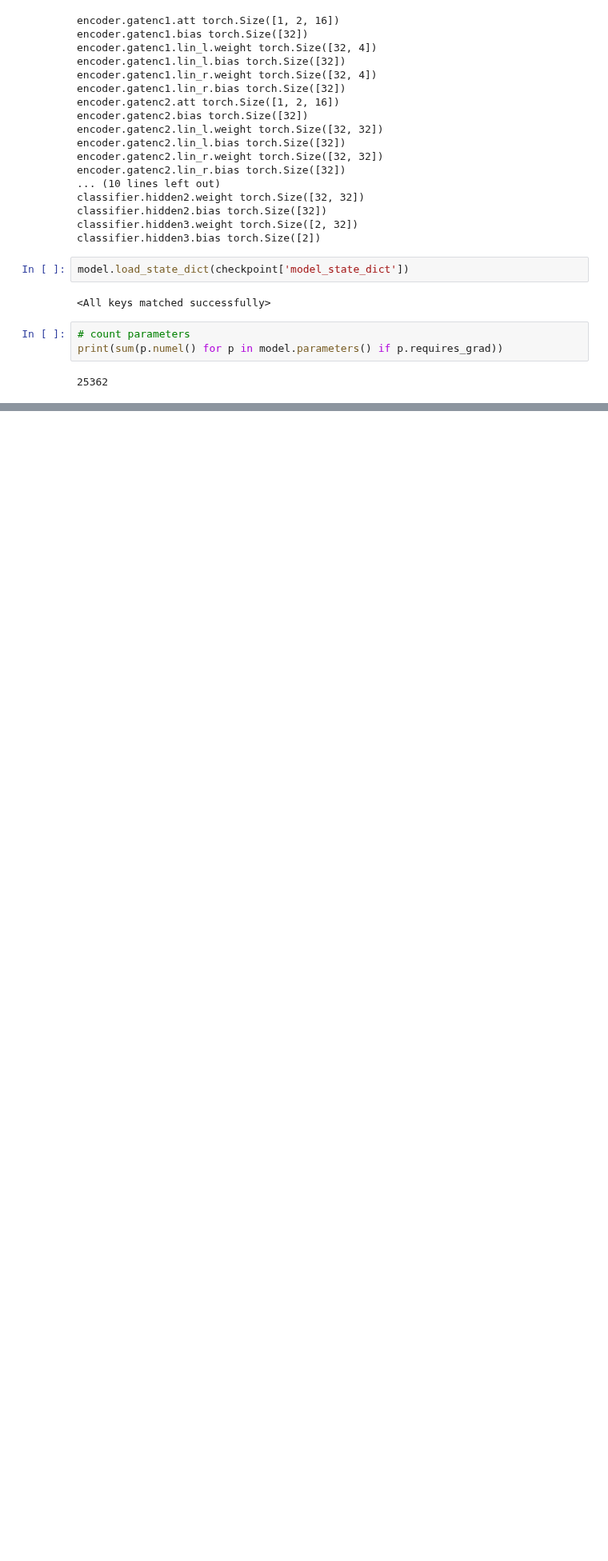
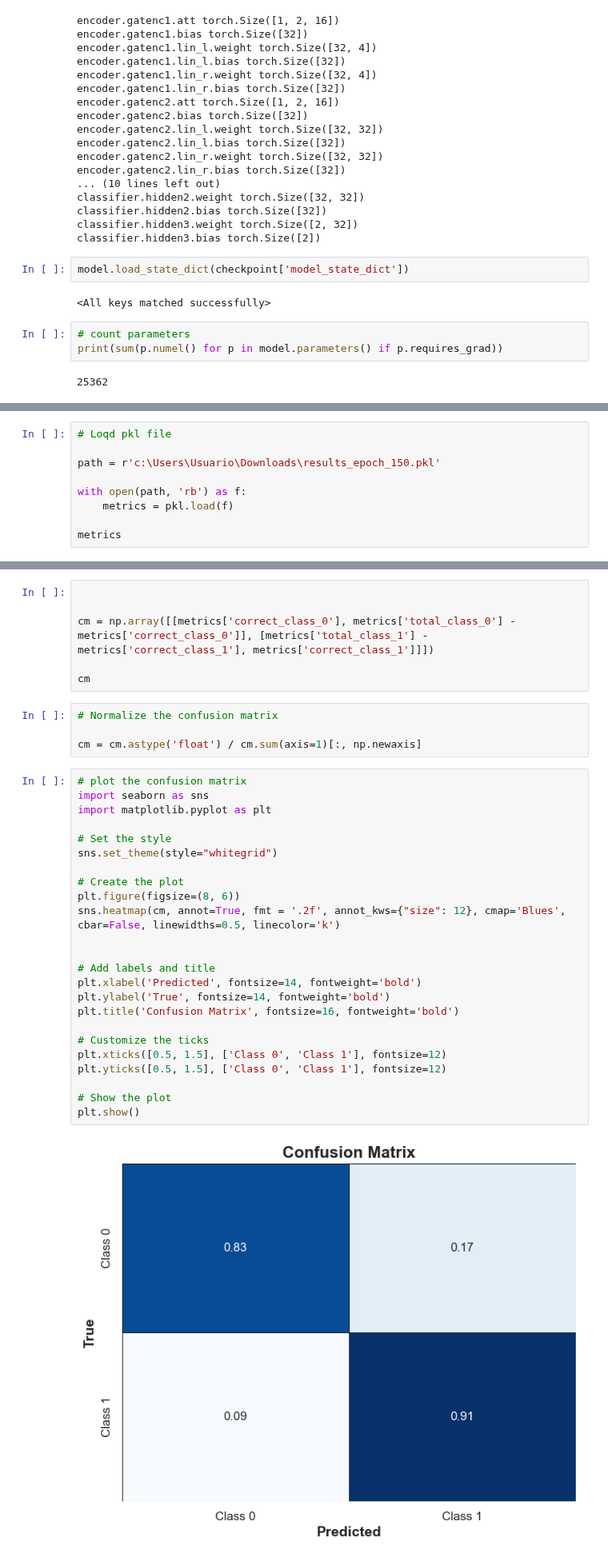
Before and after one commit to JulianAlvarezdeGiorgi/Behavioral_Tagging_of_Mice_in_multiple_Mice_setup_using_Deep_Learning, a Jupyter notebook: src/Visualization.ipynb, the cells around one changed output, grey strips where cells are left out. Shown at 80% size. Cells and saved outputs as stored; diff of their text form; blank space fills up the shorter version.

```diff
--- a/src/Visualization.ipynb
+++ b/src/Visualization.ipynb
@@ -406,0 +717,9 @@ print(sum(p.numel() for p in model.parameters() if p.requires_grad))
+# %%
+# Loqd pkl file
+
+path = r'c:\Users\Usuario\Downloads\results_epoch_150.pkl'
+
+with open(path, 'rb') as f:
+    metrics = pkl.load(f)
+
+metrics
@@ -406,0 +736,36 @@ print(sum(p.numel() for p in model.parameters() if p.requires_grad))
+# %%
+
+
+cm = np.array([[metrics['correct_class_0'], metrics['total_class_0'] - metrics['correct_class_0']], [metrics['total_class_1'] - metrics['correct_class_1'], metrics['correct_class_1']]])
+
+cm
+# %%
+# Normalize the confusion matrix
+
+cm = cm.astype('float') / cm.sum(axis=1)[:, np.newaxis]
+# %%
+# plot the confusion matrix
+import seaborn as sns
+import matplotlib.pyplot as plt
+
+# Set the style
+sns.set_theme(style="whitegrid")
+
+# Create the plot
+plt.figure(figsize=(8, 6))
+sns.heatmap(cm, annot=True, fmt = '.2f', annot_kws={"size": 12}, cmap='Blues', cbar=False, linewidths=0.5, linecolor='k')
+
+
+# Add labels and title
+plt.xlabel('Predicted', fontsize=14, fontweight='bold')
+plt.ylabel('True', fontsize=14, fontweight='bold')
+plt.title('Confusion Matrix', fontsize=16, fontweight='bold')
+
+# Customize the ticks
+plt.xticks([0.5, 1.5], ['Class 0', 'Class 1'], fontsize=12)
+plt.yticks([0.5, 1.5], ['Class 0', 'Class 1'], fontsize=12)
+
+# Show the plot
+plt.show()
+# %% [output]
+[figure, added]
```
Also changed, not shown: parts of 52 cells of this notebook, 6 other files.
